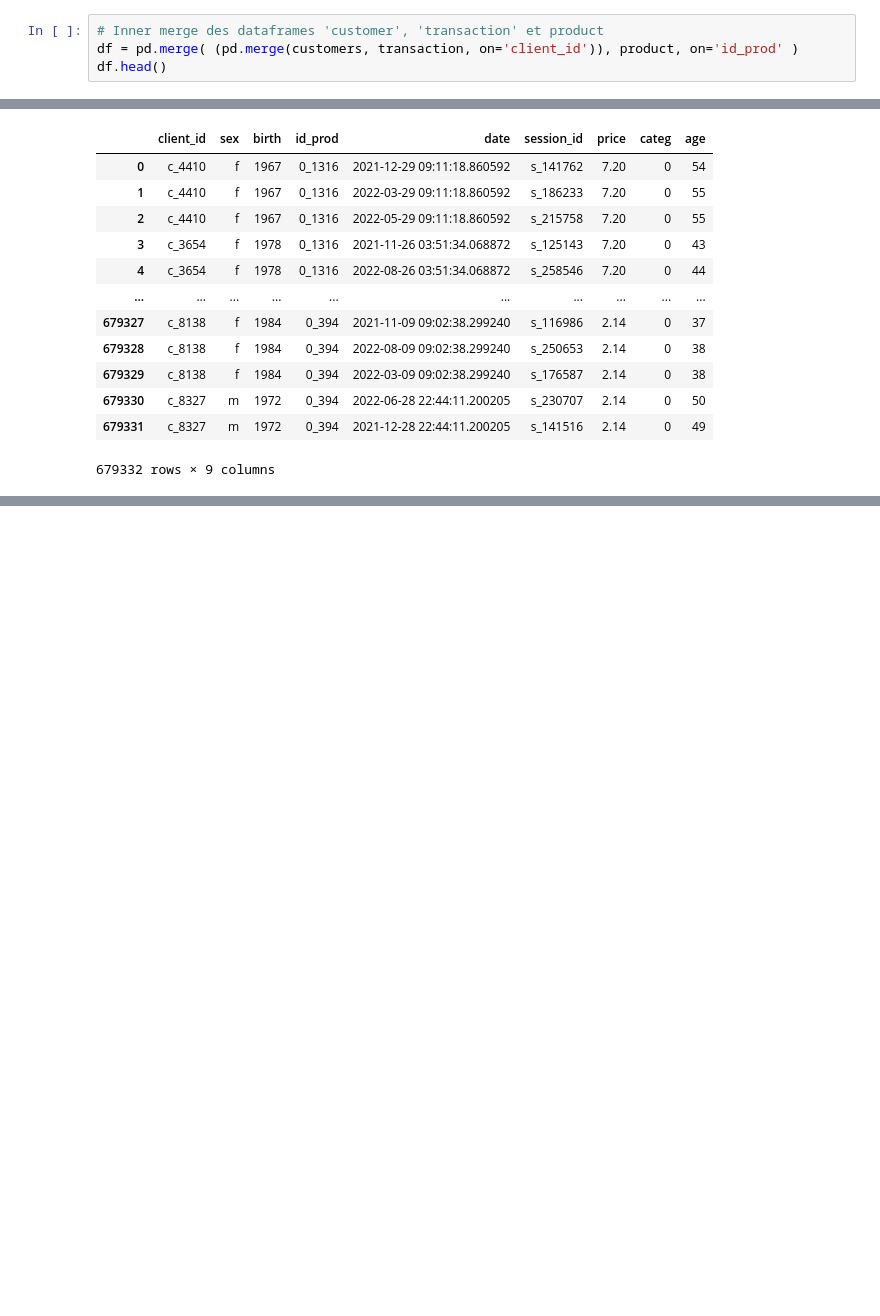
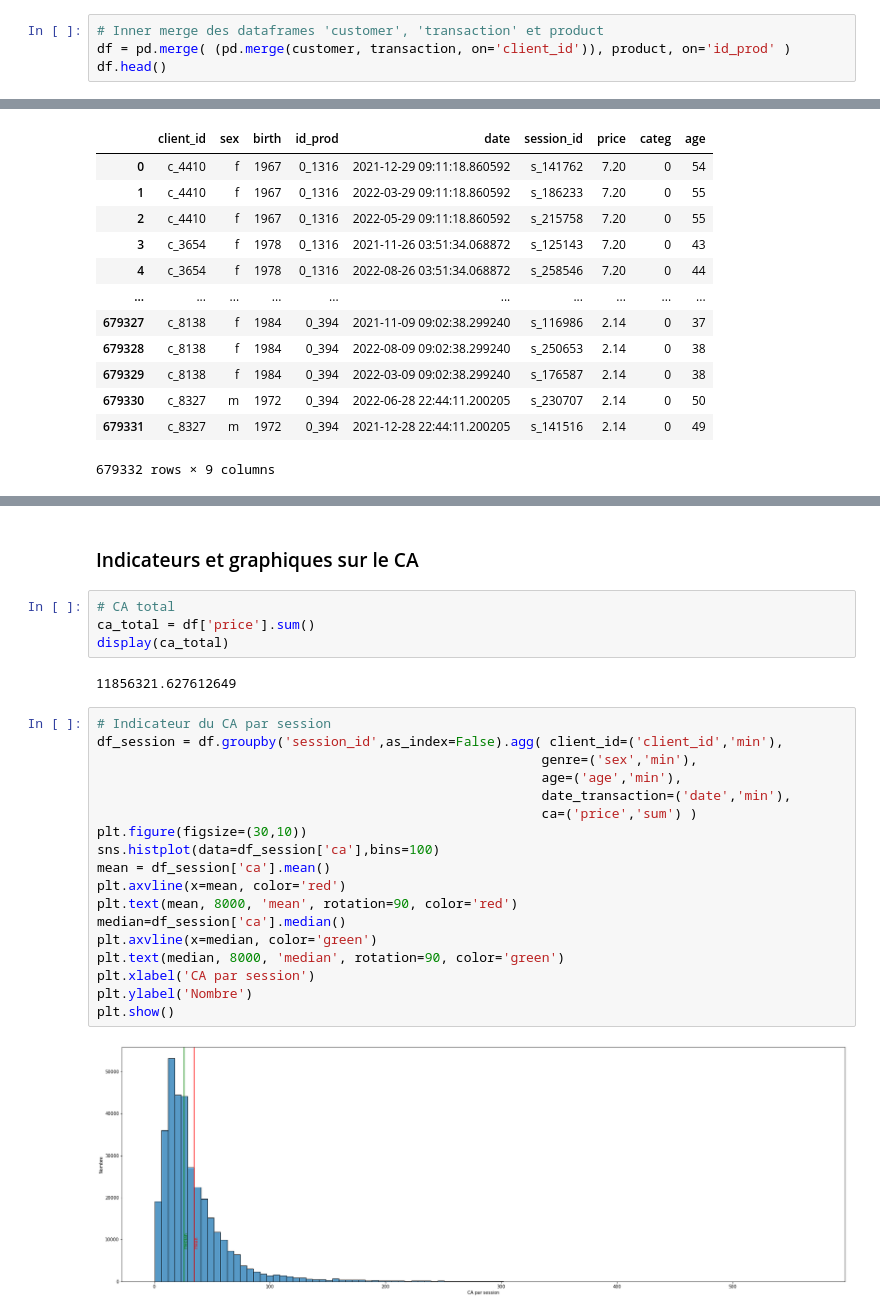
Before and after one commit to Drcadin/Bookshop_analysis, a Jupyter notebook: Bookshop_seles_analysis.ipynb, the cells around one changed output, grey strips where cells are left out. Drawn from its saved outputs; the diff is of its cells as text; blank space fills up the shorter version.

Commit message:
Analyse des indicateurs de ventes

```diff
--- a/Bookshop_seles_analysis.ipynb
+++ b/Bookshop_seles_analysis.ipynb
@@ -376,7 +376,7 @@ Nous avons 21 produits qui n'ont pas été vendus, avec des prix très variables
 ### Jointure interne des trois dataframes
 # %%
 # Inner merge des dataframes 'customer', 'transaction' et product
-df = pd.merge( (pd.merge(customers, transaction, on='client_id')), product, on='id_prod' )
+df = pd.merge( (pd.merge(customer, transaction, on='client_id')), product, on='id_prod' )
 df.head()
 # %% [output]
 |  | client_id | sex | birth | id_prod | date | session_id | price | categ |
@@ -430,0 +460,28 @@ dtype: object
+# %% [markdown]
+### Indicateurs et graphiques sur le CA
+# %%
+# CA total
+ca_total = df['price'].sum()
+display(ca_total)
+# %% [output]
+11856321.627612649
+# %%
+# Indicateur du CA par session
+df_session = df.groupby('session_id',as_index=False).agg( client_id=('client_id','min'),
+                                                         genre=('sex','min'),
+                                                         age=('age','min'),
+                                                         date_transaction=('date','min'),
+                                                         ca=('price','sum') )
+plt.figure(figsize=(30,10))
+sns.histplot(data=df_session['ca'],bins=100)
+mean = df_session['ca'].mean()
+plt.axvline(x=mean, color='red')
+plt.text(mean, 8000, 'mean', rotation=90, color='red')
+median=df_session['ca'].median()
+plt.axvline(x=median, color='green')
+plt.text(median, 8000, 'median', rotation=90, color='green')
+plt.xlabel('CA par session')
+plt.ylabel('Nombre')
+plt.show()
+# %% [output]
+[figure, added]
```
Also changed, not shown: parts of 72 cells of this notebook.
